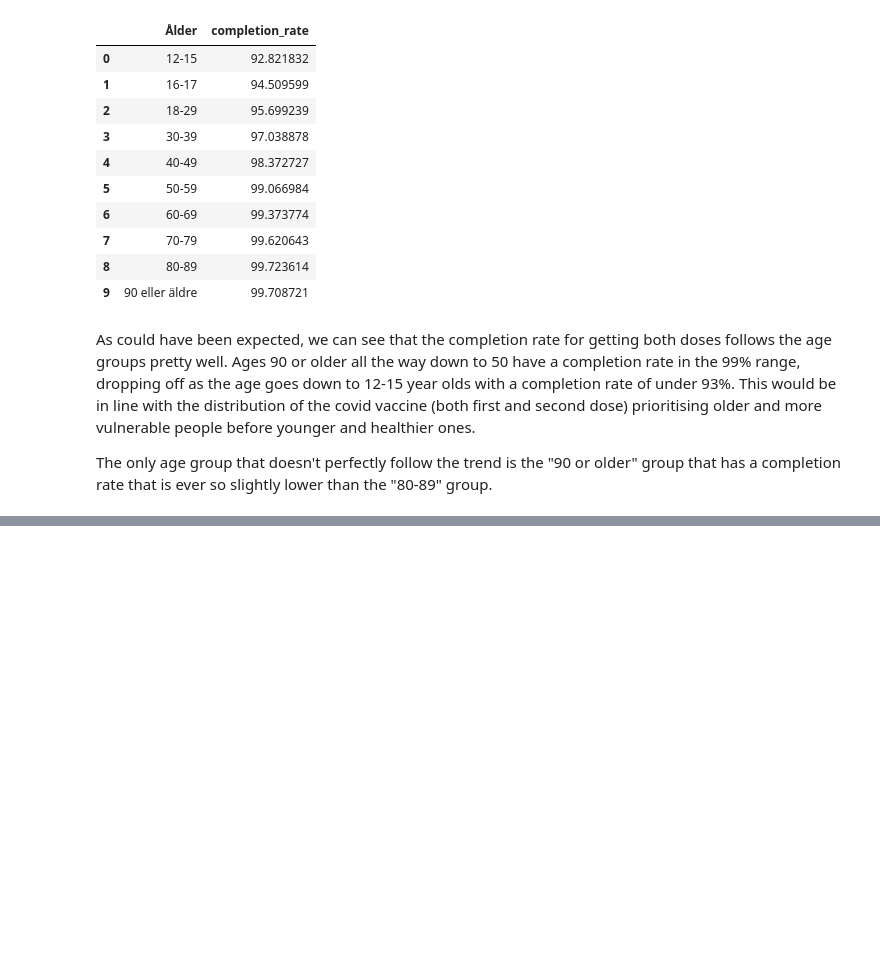
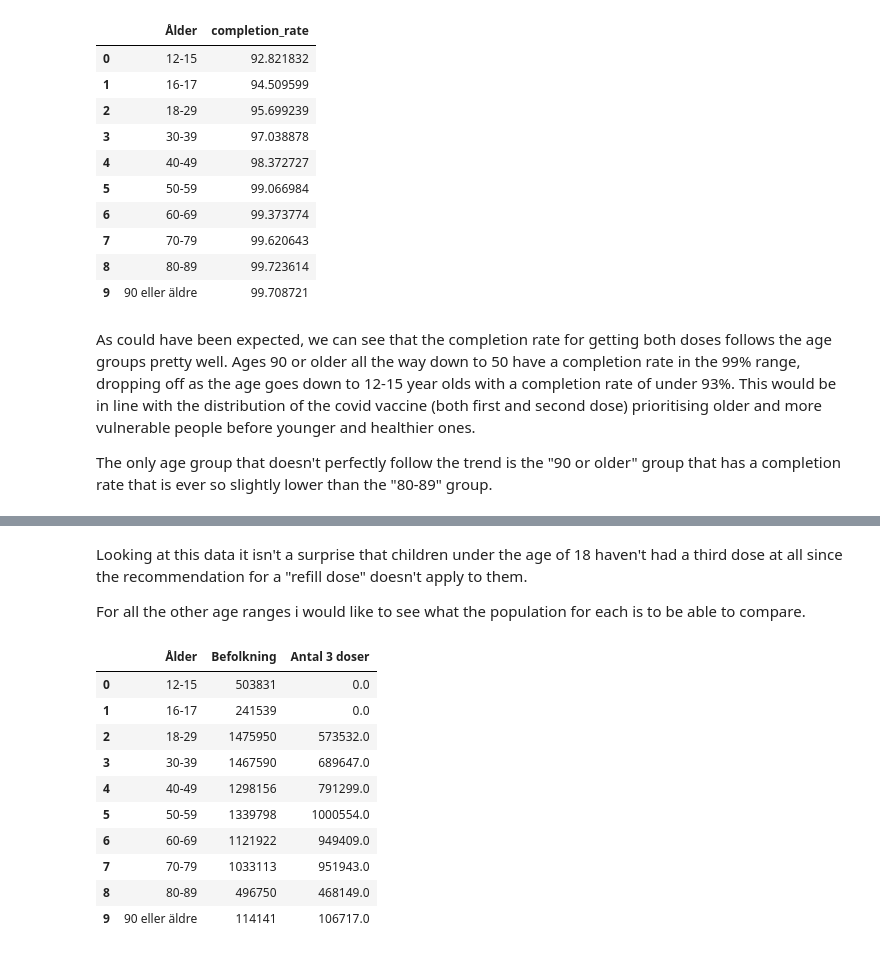
Before and after one commit to Janandersov/Databehandling-Jan-Anders-Overgard, a Jupyter notebook: Labs/Lab 1/Task 3.ipynb, the cells around one changed output, grey strips where cells are left out. Saved outputs shown, nothing was run; the diff lists cells and outputs as text; code cells hidden in the pictures; blank space fills up the shorter version.

```diff
--- a/Labs/Lab 1/Task 3.ipynb
+++ b/Labs/Lab 1/Task 3.ipynb
@@ -160,0 +213,4 @@ mean_completion_rates_bar.write_html("./Visualisations/Task_3_plotly_mean_comple
+# %% [markdown]
+Looking at this data it isn't a surprise that children under the age of 18 haven't had a third dose at all since the recommendation for a "refill dose" doesn't apply to them.
+
+For all the other age ranges i would like to see what the population for each is to be able to compare.
@@ -160,0 +219,14 @@ mean_completion_rates_bar.write_html("./Visualisations/Task_3_plotly_mean_comple
+# %%
+number_of_third_doses_with_pop
+# %% [output]
+|  | Ålder | Befolkning | Antal 3 doser |
+| 0 | 12-15 | 503831 | 0.0 |
+| 1 | 16-17 | 241539 | 0.0 |
+| 2 | 18-29 | 1475950 | 573532.0 |
+| 3 | 30-39 | 1467590 | 689647.0 |
+| 4 | 40-49 | 1298156 | 791299.0 |
+| 5 | 50-59 | 1339798 | 1000554.0 |
+| 6 | 60-69 | 1121922 | 949409.0 |
+| 7 | 70-79 | 1033113 | 951943.0 |
+| 8 | 80-89 | 496750 | 468149.0 |
+| 9 | 90 eller äldre | 114141 | 106717.0 |
```
Also changed, not shown: parts of 15 cells of this notebook, 2 other files.
